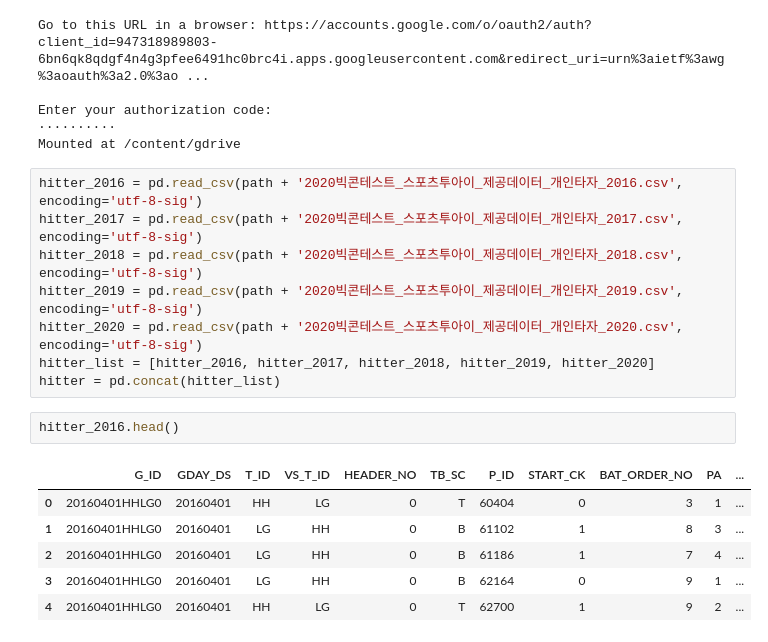
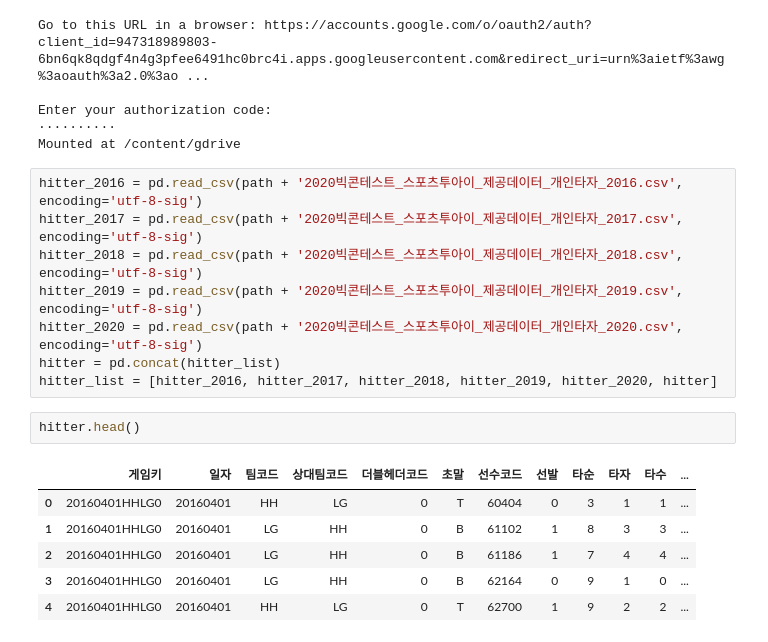
Before and after one commit to seonghunYang/big_contest2020, a Jupyter notebook: EDA3_세이버_매트릭스_by_colab.ipynb, the cells around one changed output. Saved outputs shown, nothing was run; the diff lists cells and outputs as text.

```diff
--- a/EDA3_세이버_매트릭스_by_colab.ipynb
+++ b/EDA3_세이버_매트릭스_by_colab.ipynb
@@ -21,14 +21,14 @@ hitter_2017 = pd.read_csv(path + '2020빅콘테스트_스포츠투아이_제공
 hitter_2018 = pd.read_csv(path + '2020빅콘테스트_스포츠투아이_제공데이터_개인타자_2018.csv', encoding='utf-8-sig')
 hitter_2019 = pd.read_csv(path + '2020빅콘테스트_스포츠투아이_제공데이터_개인타자_2019.csv', encoding='utf-8-sig')
 hitter_2020 = pd.read_csv(path + '2020빅콘테스트_스포츠투아이_제공데이터_개인타자_2020.csv', encoding='utf-8-sig')
-hitter_list = [hitter_2016, hitter_2017, hitter_2018, hitter_2019, hitter_2020]
 hitter = pd.concat(hitter_list)
+hitter_list = [hitter_2016, hitter_2017, hitter_2018, hitter_2019, hitter_2020, hitter]
 # %%
-hitter_2016.head()
+hitter.head()
 # %% [output]
-|  | G_ID | GDAY_DS | T_ID | VS_T_ID | HEADER_NO | TB_SC | P_ID | START_CK | BAT_ORDER_NO | PA | ... |
-| 0 | 20160401HHLG0 | 20160401 | HH | LG | 0 | T | 60404 | 0 | 3 | 1 | ... |
-| 1 | 20160401HHLG0 | 20160401 | LG | HH | 0 | B | 61102 | 1 | 8 | 3 | ... |
-| 2 | 20160401HHLG0 | 20160401 | LG | HH | 0 | B | 61186 | 1 | 7 | 4 | ... |
-| 3 | 20160401HHLG0 | 20160401 | LG | HH | 0 | B | 62164 | 0 | 9 | 1 | ... |
-| 4 | 20160401HHLG0 | 20160401 | HH | LG | 0 | T | 62700 | 1 | 9 | 2 | ... |
+|  | 게임키 | 일자 | 팀코드 | 상대팀코드 | 더블헤더코드 | 초말 | 선수코드 | 선발 | 타순 | 타자 | 타수 | ... |
+| 0 | 20160401HHLG0 | 20160401 | HH | LG | 0 | T | 60404 | 0 | 3 | 1 | 1 | ... |
+| 1 | 20160401HHLG0 | 20160401 | LG | HH | 0 | B | 61102 | 1 | 8 | 3 | 3 | ... |
+| 2 | 20160401HHLG0 | 20160401 | LG | HH | 0 | B | 61186 | 1 | 7 | 4 | 4 | ... |
+| 3 | 20160401HHLG0 | 20160401 | LG | HH | 0 | B | 62164 | 0 | 9 | 1 | 0 | ... |
+| 4 | 20160401HHLG0 | 20160401 | HH | LG | 0 | T | 62700 | 1 | 9 | 2 | 2 | ... |
```
Also changed, not shown: parts of 11 cells of this notebook.
